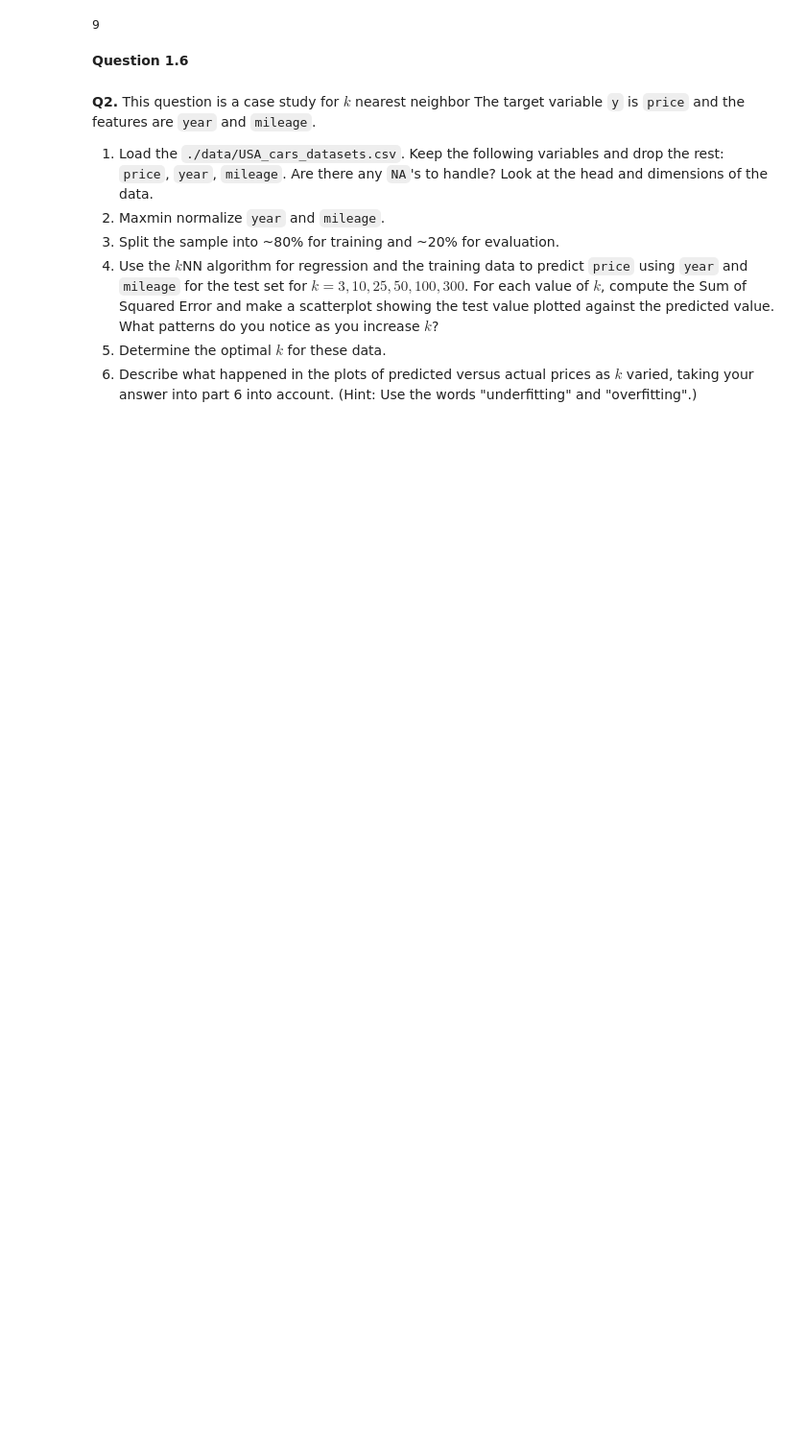
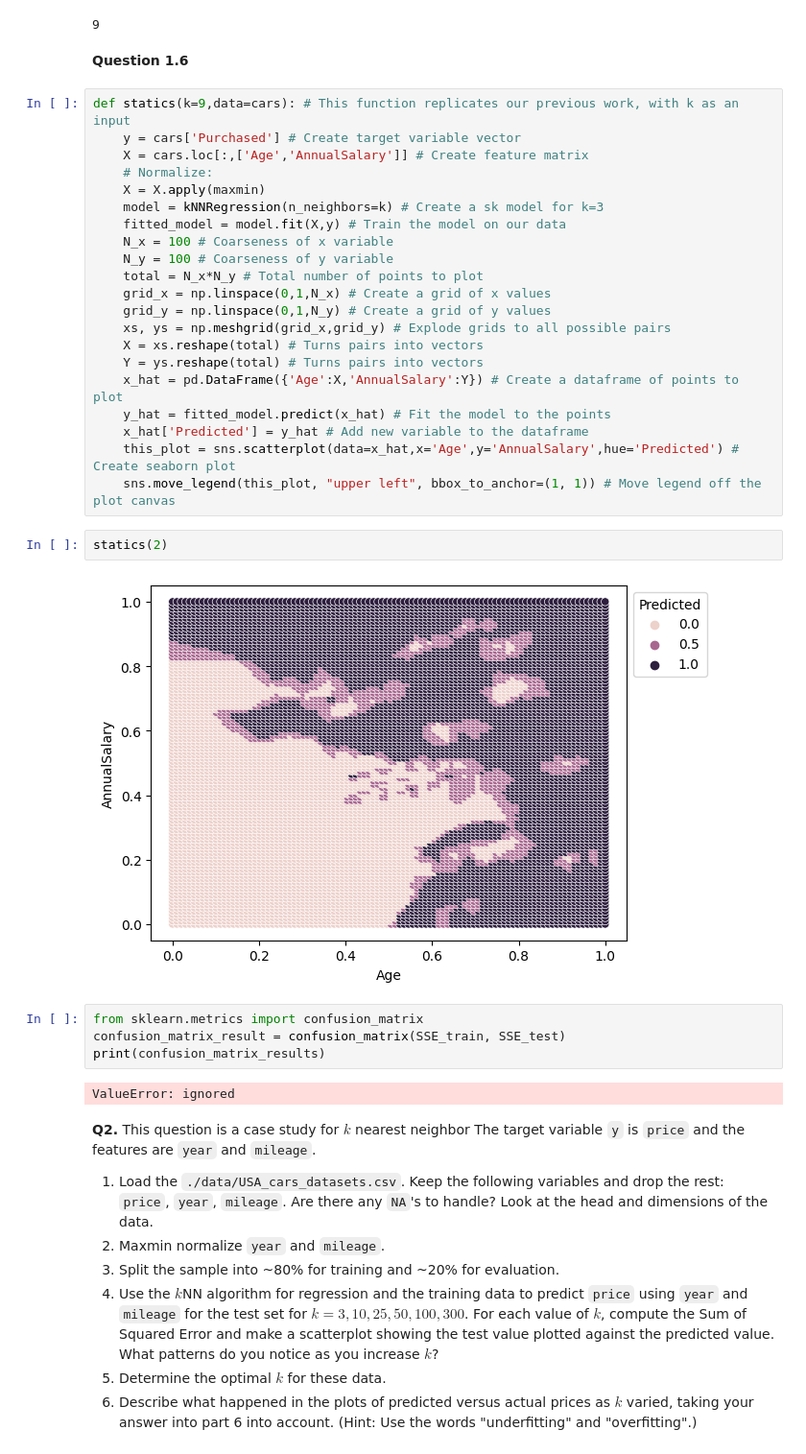
Before and after one commit to JackPMoore/assignment3, a Jupyter notebook: Jack's_assignment_knn_and_kmc.ipynb, the cells around one changed output. Shown: that part at 96% size. Saved outputs shown, nothing was run; the diff lists cells and outputs as text; blank space fills up the shorter version.

```diff
--- a/Jack's_assignment_knn_and_kmc.ipynb
+++ b/Jack's_assignment_knn_and_kmc.ipynb
@@ -160,6 +161,37 @@ pn(k_star)
 9
 # %% [markdown]
 **Question 1.6**
+# %%
+def statics(k=9,data=cars): # This function replicates our previous work, with k as an input
+    y = cars['Purchased'] # Create target variable vector
+    X = cars.loc[:,['Age','AnnualSalary']] # Create feature matrix
+    # Normalize:
+    X = X.apply(maxmin)
+    model = kNNRegression(n_neighbors=k) # Create a sk model for k=3
+    fitted_model = model.fit(X,y) # Train the model on our data
+    N_x = 100 # Coarseness of x variable
+    N_y = 100 # Coarseness of y variable
+    total = N_x*N_y # Total number of points to plot
+    grid_x = np.linspace(0,1,N_x) # Create a grid of x values
+    grid_y = np.linspace(0,1,N_y) # Create a grid of y values
+    xs, ys = np.meshgrid(grid_x,grid_y) # Explode grids to all possible pairs
+    X = xs.reshape(total) # Turns pairs into vectors
+    Y = ys.reshape(total) # Turns pairs into vectors
+    x_hat = pd.DataFrame({'Age':X,'AnnualSalary':Y}) # Create a dataframe of points to plot
+    y_hat = fitted_model.predict(x_hat) # Fit the model to the points
+    x_hat['Predicted'] = y_hat # Add new variable to the dataframe
+    this_plot = sns.scatterplot(data=x_hat,x='Age',y='AnnualSalary',hue='Predicted') # Create seaborn plot
+    sns.move_legend(this_plot, "upper left", bbox_to_anchor=(1, 1)) # Move legend off the plot canvas
+# %%
+statics(2)
+# %% [output]
+[figure, added]
+# %%
+from sklearn.metrics import confusion_matrix
+confusion_matrix_result = confusion_matrix(SSE_train, SSE_test)
+print(confusion_matrix_results)
+# %% [output]
+ValueError: ignored
 # %% [markdown]
 **Q2.** This question is a case study for $k$ nearest neighbor The target variable `y` is `price` and the features are `year` and `mileage`.
 
```
Also changed, not shown: parts of 3 cells of this notebook.
